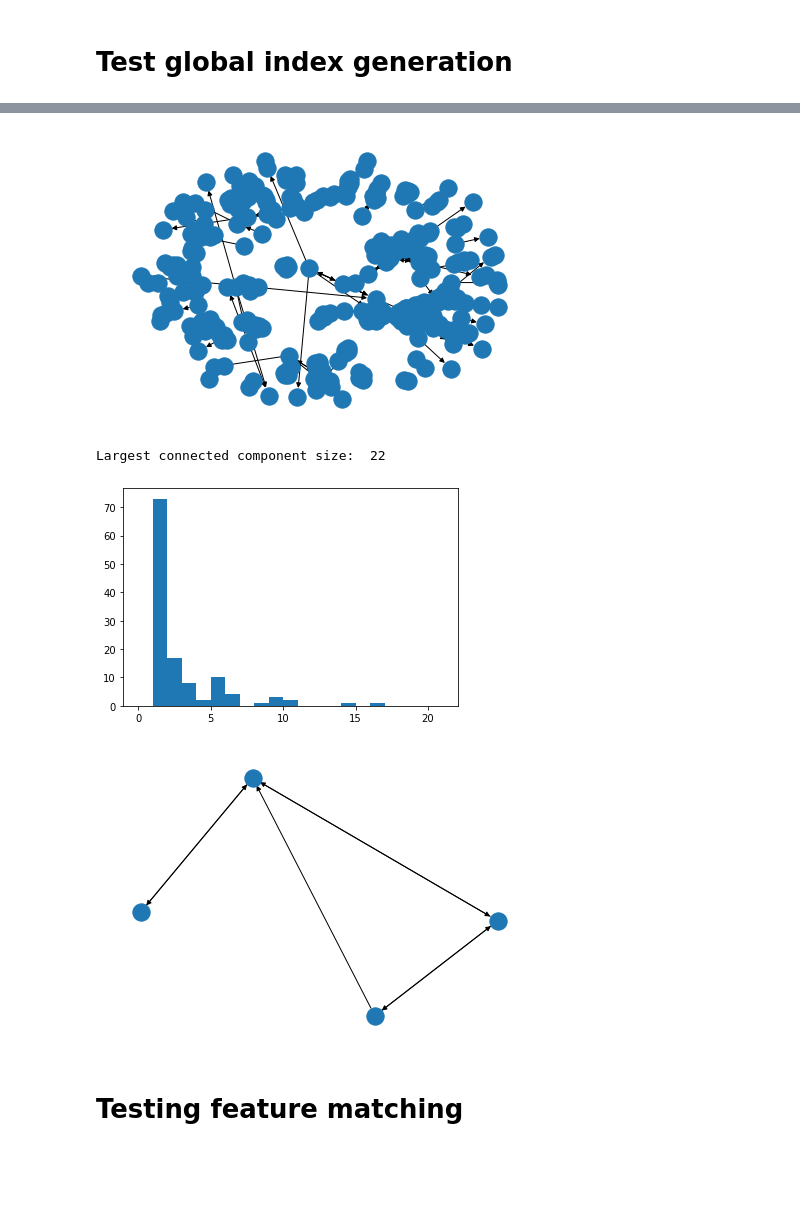
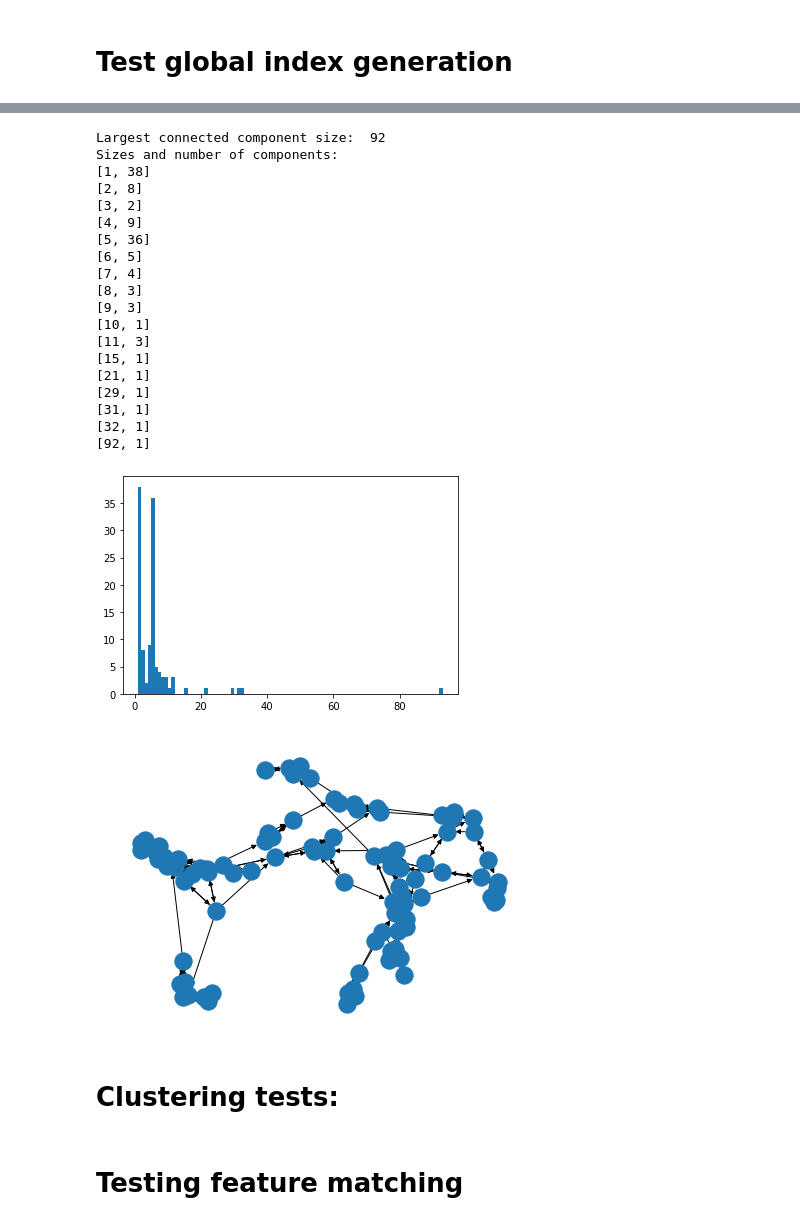
Before and after one commit to ch9nuk9/wbfm, a Jupyter notebook: example-feature-workflow/feature_alignment/Reference_pipeline_tests.ipynb, the cells around one changed output, grey strips where cells are left out. Saved outputs shown, nothing was run; the diff lists cells and outputs as text; code cells hidden in the pictures; blank space fills up the shorter version.

```diff
--- a/example-feature-workflow/feature_alignment/Reference_pipeline_tests.ipynb
+++ b/example-feature-workflow/feature_alignment/Reference_pipeline_tests.ipynb
@@ -23,3 +23,3 @@ import_opt = {'num_slices':33, 'alpha':0.15}
 # %%
-ref_frames, all_matches, pairwise_matches, pairwise_conf, feature_matches = track_via_reference_frames(btf_fname_red, num_reference_frames=6, verbose=1)
+ref_frames, all_matches, pairwise_matches, pairwise_conf, feature_matches = track_via_reference_frames(btf_fname_red, num_reference_frames=5)
 # %% [output]
@@ -88,20 +103,45 @@ Analyzing pair:
+# %%
+DG = build_digraph_from_matches(pairwise_matches, pairwise_conf, verbose=0)
 # %%
-nx.draw(DG)
+#nx.draw(DG)
-# %% [output]
-[figure, removed]
 # %%
 G = get_subgraph_with_strong_weights(DG, 0.0)
 big_G, all_sz = calc_connected_components(G)
-plt.hist(all_sz, bins=list(range(max(all_sz))));
+plt.hist(all_sz, bins=list(range(1,max(all_sz)+2)));
+
+[vals, counts] = np.unique(all_sz, return_counts=True)
+print("Sizes and number of components:")
+for v, c in zip(vals, counts):
+      print([v, c])
 # %% [output]
-Largest connected component size:  22
+Largest connected component size:  92
+Sizes and number of components:
+[1, 38]
+[2, 8]
+[3, 2]
+[4, 9]
+[5, 36]
+[6, 5]
+[7, 4]
+[8, 3]
+[9, 3]
+[10, 1]
+[11, 3]
+[15, 1]
+[21, 1]
+[29, 1]
+[31, 1]
+[32, 1]
+[92, 1]
-[figure, old version]
+[figure, new version]
 # %%
 # All non-isolated nodes
 core_G = nx.k_core(big_G, 1)
 nx.draw(core_G)
 # %% [output]
-[figure, old version]
+[figure, new version]
+# %% [markdown]
+# Clustering tests:
 # %%
 # Cluster based on graph embedding:
 # https://stackoverflow.com/questions/62902871/how-can-i-cluster-a-graph-g-created-in-networkx
```
Also changed, not shown: parts of 10 cells of this notebook.
